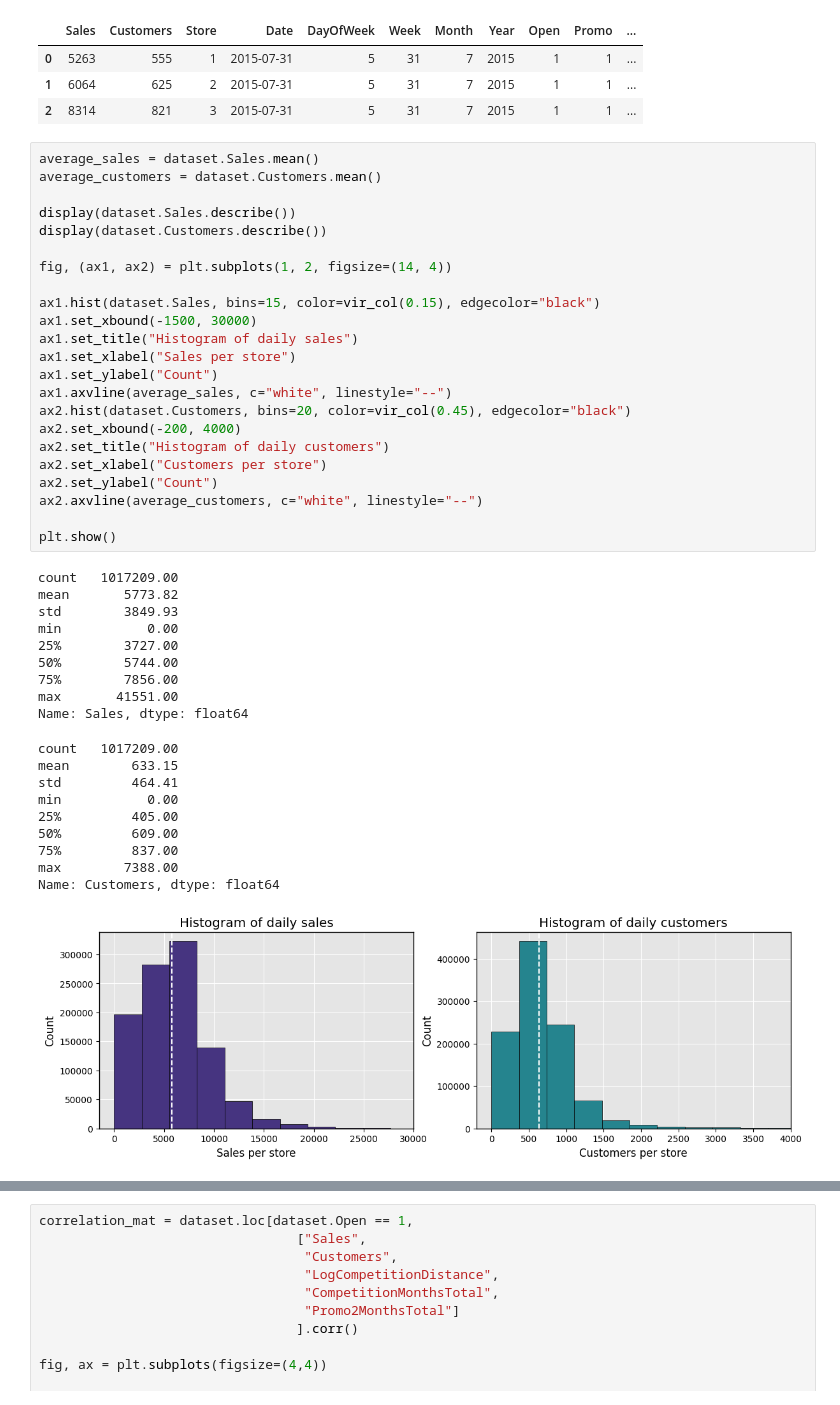
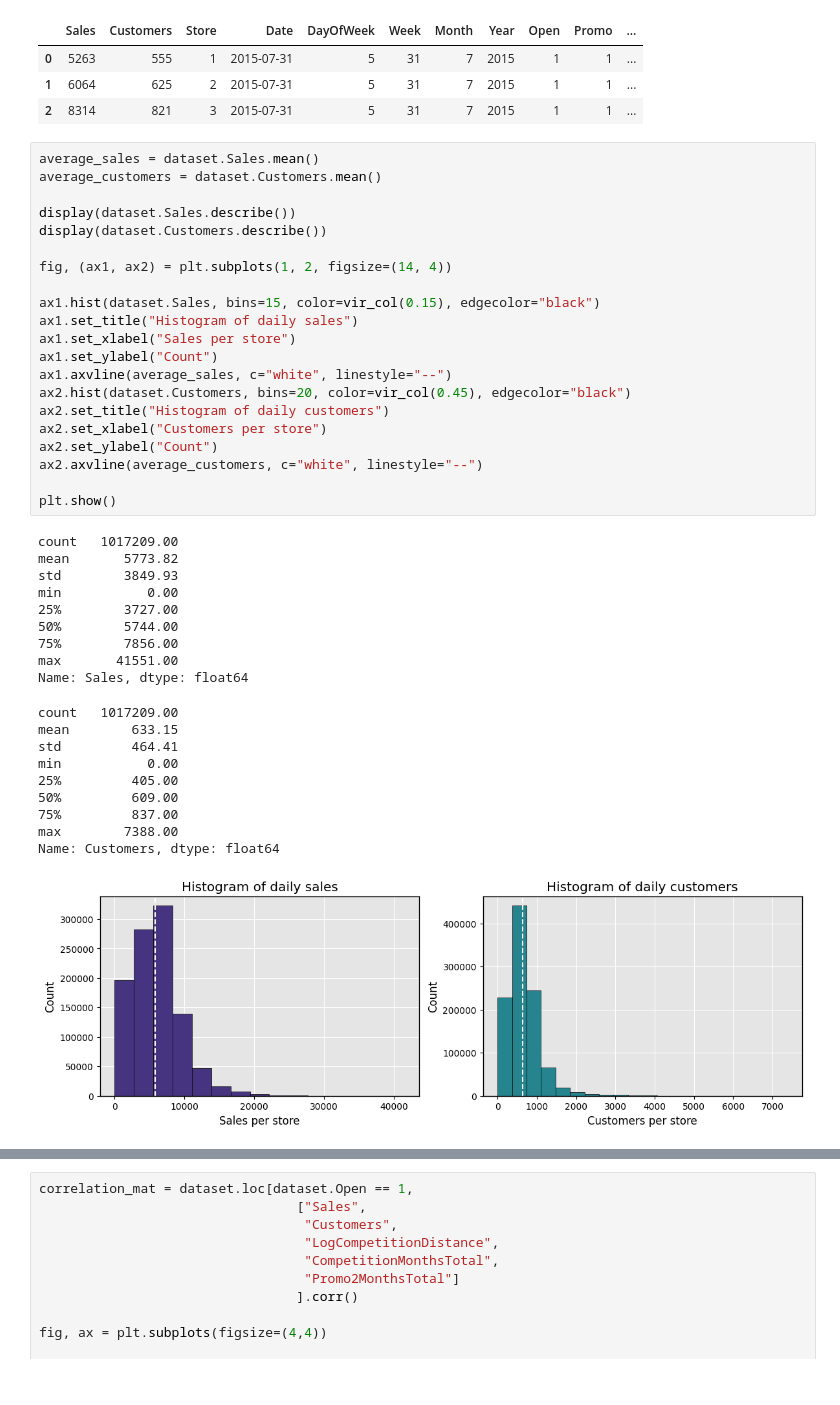
Before and after one commit to filipsajtlava/M9DM2-project, a Jupyter notebook: data_visualization.ipynb, the cells around one changed output, grey strips where cells are left out. Cells and saved outputs as stored; diff of their text form.

```diff
--- a/data_visualization.ipynb
+++ b/data_visualization.ipynb
@@ -37,36 +37,34 @@ display(dataset.Customers.describe())
 fig, (ax1, ax2) = plt.subplots(1, 2, figsize=(14, 4))
 
 ax1.hist(dataset.Sales, bins=15, color=vir_col(0.15), edgecolor="black")
-ax1.set_xbound(-1500, 30000)
 ax1.set_title("Histogram of daily sales")
 ax1.set_xlabel("Sales per store")
 ax1.set_ylabel("Count")
 ax1.axvline(average_sales, c="white", linestyle="--")
 ax2.hist(dataset.Customers, bins=20, color=vir_col(0.45), edgecolor="black")
-ax2.set_xbound(-200, 4000)
 ax2.set_title("Histogram of daily customers")
 ax2.set_xlabel("Customers per store")
 ax2.set_ylabel("Count")
 ax2.axvline(average_customers, c="white", linestyle="--")
 
 plt.show()
 # %% [output]
 count   1017209.00
 mean       5773.82
 std        3849.93
 min           0.00
 25%        3727.00
 50%        5744.00
 75%        7856.00
 max       41551.00
 Name: Sales, dtype: float64
 count   1017209.00
 mean        633.15
 std         464.41
 min           0.00
 25%         405.00
 50%         609.00
 75%         837.00
 max        7388.00
 Name: Customers, dtype: float64
-[figure, old version]
+[figure, new version]
```
Also changed, not shown: parts of 3 cells of this notebook, 53 other files.
